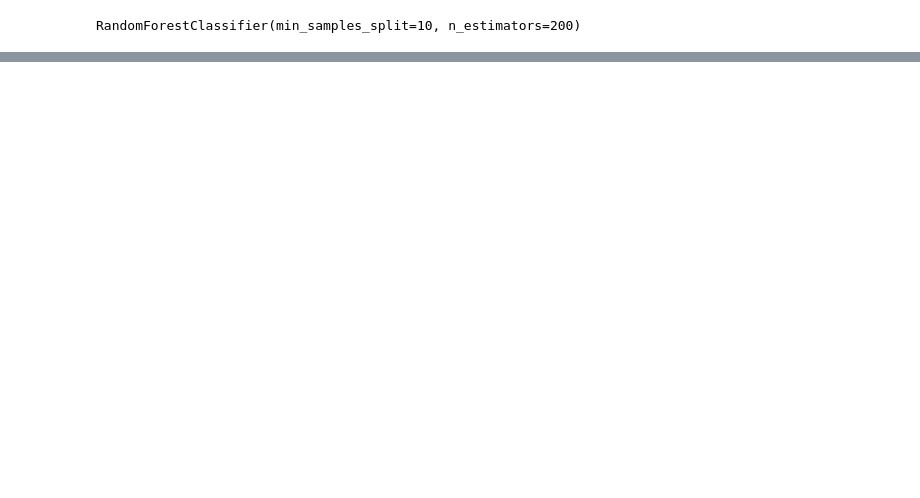
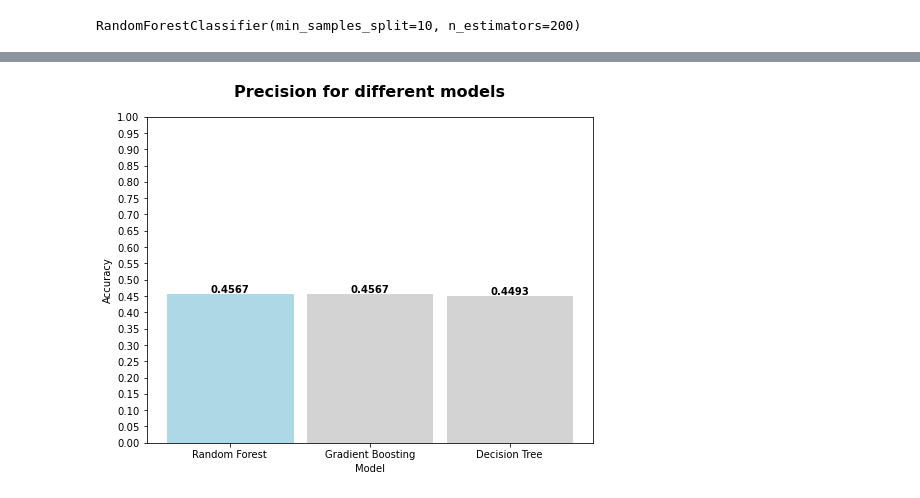
Before and after one commit to Milica19105/cbs, a Jupyter notebook: CBS_interview_task.ipynb, the cells around one changed output, grey strips where cells are left out. Saved outputs shown, nothing was run; the diff lists cells and outputs as text; code cells hidden in the pictures; blank space fills up the shorter version.

```diff
--- a/CBS_interview_task.ipynb
+++ b/CBS_interview_task.ipynb
@@ -421,10 +513,11 @@ print(accuracy_score(y_test, y_pred_grad))
 # %%
 from sklearn.metrics import precision_score, recall_score
 
-# Za random forest
 precision_rf = precision_score(y_test, y_pred_rf, average='weighted')
 recall_rf = recall_score(y_test, y_pred_rf, average='weighted')
 
-# Za gradijentni boosting
 precision_grad = precision_score(y_test, y_pred_grad, average='weighted')
 recall_grad = recall_score(y_test, y_pred_grad, average='weighted')
+
+precision_dt = precision_score(y_test, y_pred_dt, average='weighted')
+recall_dt = recall_score(y_test, y_pred_dt, average='weighted')
@@ -453,0 +546,20 @@ plt.show()
+# %%
+models = ['Random Forest', 'Gradient Boosting', 'Decision Tree']
+
+precision_scores = [precision_rf,precision_rf,precision_dt]
+plt.figure(figsize=(8, 6))
+bars = plt.bar(models, precision_scores, width=0.9, color=['lightgray', 'lightgray','lightgray'])
+
+plt.xlabel('Model')
+plt.ylabel('Accuracy')
+plt.title('Precision for different models',fontsize=16, fontweight='bold', pad=20)
+plt.ylim([0, 1])
+plt.yticks([i/100 for i in range(0, 101, 5)])
+max_index = precision_scores.index(max(precision_scores))
+bars[max_index].set_color('lightblue')
+for i, v in enumerate(precision_scores):
+    plt.text(i, v + 0.005, f'{v:.4f}', ha='center', color='black', fontweight='bold')
+
+plt.show()
+# %% [output]
+[figure, added]
```
Also changed, not shown: parts of 41 cells of this notebook.
